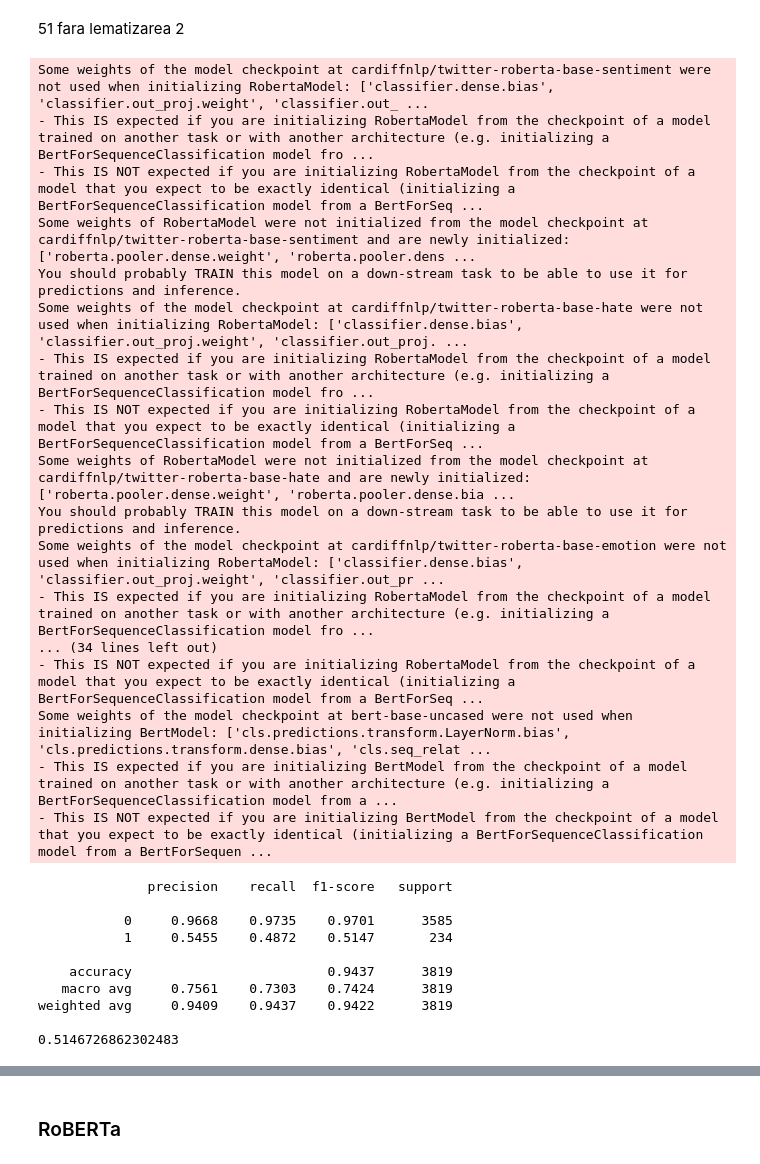
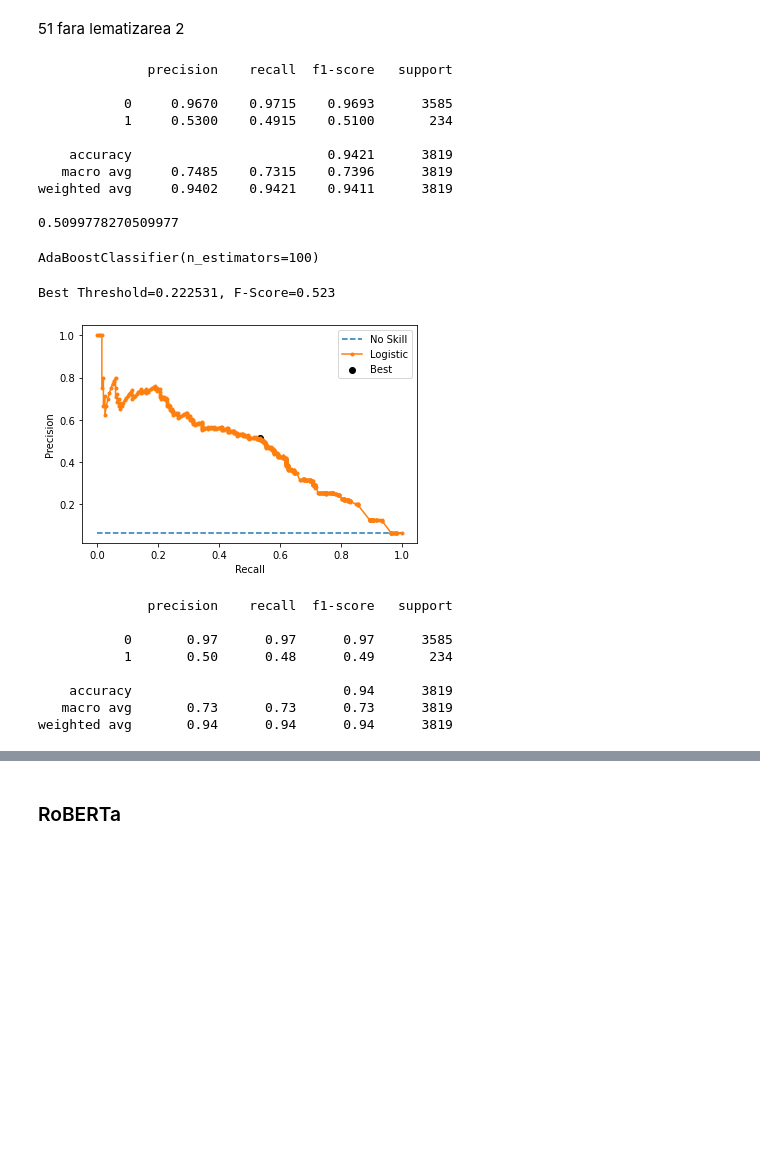
Before and after one commit to valeria-izvoreanu/Licenta, a Jupyter notebook: licenta.ipynb, the cells around one changed output, grey strips where cells are left out. Cells and saved outputs as stored; diff of their text form; code cells hidden in the pictures; blank space fills up the shorter version.

```diff
--- a/licenta.ipynb
+++ b/licenta.ipynb
@@ -1487,9 +1464,6 @@ class TrainEnsembleModel():
           ("dmis-lab/biobert-large-cased-v1.1-mnli",  1024),
           ("roberta-large", 1024),
           ("bert-base-uncased",768)
-          # ("vinai/bertweet-covid19-base-uncased", 1024),
-          # #("digitalepidemiologylab/covid-twitter-bert-v2", 1024),
-          # #("vinai/bertweet-covid19-base-cased", 1024)
         ]
 
   def get_models_out(self, x, x_test=None, y_test=None):
@@ -1565,7 +1539,7 @@ class TrainEnsembleModel():
           lr_scheduler.step()
           progress_bar.update(1)
 
-        score =  self.evaluate(model, x_valid, y_valid)
+        score =  self.evaluate(model, x_valid_ensemble, y_valid)
 
         import copy
         if score>max_score:
@@ -1579,8 +1553,9 @@ class TrainEnsembleModel():
       return f1_score(y_test, preds)
 
   def get_predictions(self, x_test, model):
-      x_test = self.get_models_out(x_test)
+      # x_test = self.get_models_out(x_test)
       test_data = TensorDataset(torch.FloatTensor(x_test))
+
 
       batch_size = self.config["batch_size"]
       test_dataloader = DataLoader(test_data, batch_size=batch_size)
@@ -1599,3 +1574,9 @@ class TrainEnsembleModel():
 
 
       return preds
+# %%
+trainer = TrainEnsembleModel(config)
+x_train_ensemble = trainer.get_models_out(text_train)
+# %%
+x_test_ensemble = trainer.get_models_out(text_test)
+x_valid_ensemble = trainer.get_models_out(text_valid)
@@ -1611,32 +1632,40 @@ torch.save(best_model.state_dict(), "/content/drive/MyDrive/content/drive/models
 # %% [markdown]
 51 fara lematizarea 2
 # %%
-print(trainer.evaluate(best_model, text_test, data_test["label"]))
+print(trainer.evaluate(best_model, x_test_ensemble, data_test["label"]))
 # %% [output]
-Some weights of the model checkpoint at cardiffnlp/twitter-roberta-base-sentiment were not used when initializing RobertaModel: ['classifier.dense.bias', 'classifier.out_proj.weight', 'classifier.out_ ...
-- This IS expected if you are initializing RobertaModel from the checkpoint of a model trained on another task or with another architecture (e.g. initializing a BertForSequenceClassification model fro ...
-- This IS NOT expected if you are initializing RobertaModel from the checkpoint of a model that you expect to be exactly identical (initializing a BertForSequenceClassification model from a BertForSeq ...
-Some weights of RobertaModel were not initialized from the model checkpoint at cardiffnlp/twitter-roberta-base-sentiment and are newly initialized: ['roberta.pooler.dense.weight', 'roberta.pooler.dens ...
-You should probably TRAIN this model on a down-stream task to be able to use it for predictions and inference.
-Some weights of the model checkpoint at cardiffnlp/twitter-roberta-base-hate were not used when initializing RobertaModel: ['classifier.dense.bias', 'classifier.out_proj.weight', 'classifier.out_proj. ...
-- This IS expected if you are initializing RobertaModel from the checkpoint of a model trained on another task or with another architecture (e.g. initializing a BertForSequenceClassification model fro ...
-- This IS NOT expected if you are initializing RobertaModel from the checkpoint of a model that you expect to be exactly identical (initializing a BertForSequenceClassification model from a BertForSeq ...
-Some weights of RobertaModel were not initialized from the model checkpoint at cardiffnlp/twitter-roberta-base-hate and are newly initialized: ['roberta.pooler.dense.weight', 'roberta.pooler.dense.bia ...
-You should probably TRAIN this model on a down-stream task to be able to use it for predictions and inference.
-Some weights of the model checkpoint at cardiffnlp/twitter-roberta-base-emotion were not used when initializing RobertaModel: ['classifier.dense.bias', 'classifier.out_proj.weight', 'classifier.out_pr ...
-- This IS expected if you are initializing RobertaModel from the checkpoint of a model trained on another task or with another architecture (e.g. initializing a BertForSequenceClassification model fro ...
-... (34 lines left out)
-- This IS NOT expected if you are initializing RobertaModel from the checkpoint of a model that you expect to be exactly identical (initializing a BertForSequenceClassification model from a BertForSeq ...
-Some weights of the model checkpoint at bert-base-uncased were not used when initializing BertModel: ['cls.predictions.transform.LayerNorm.bias', 'cls.predictions.transform.dense.bias', 'cls.seq_relat ...
-- This IS expected if you are initializing BertModel from the checkpoint of a model trained on another task or with another architecture (e.g. initializing a BertForSequenceClassification model from a ...
-- This IS NOT expected if you are initializing BertModel from the checkpoint of a model that you expect to be exactly identical (initializing a BertForSequenceClassification model from a BertForSequen ...
+              precision    recall  f1-score   support
+
+           0     0.9670    0.9715    0.9693      3585
+           1     0.5300    0.4915    0.5100       234
+
+    accuracy                         0.9421      3819
+   macro avg     0.7485    0.7315    0.7396      3819
+weighted avg     0.9402    0.9421    0.9411      3819
+
+0.5099778270509977
-              precision    recall  f1-score   support
-
-           0     0.9668    0.9735    0.9701      3585
-           1     0.5455    0.4872    0.5147       234
-
-    accuracy                         0.9437      3819
-   macro avg     0.7561    0.7303    0.7424      3819
-weighted avg     0.9409    0.9437    0.9422      3819
-
-0.5146726862302483
+# %%
+from sklearn.ensemble import AdaBoostClassifier
+clf = AdaBoostClassifier(n_estimators=100)
+clf.fit(x_train_ensemble, data_train["label"])
+# %% [output]
+AdaBoostClassifier(n_estimators=100)
+# %%
+preds = clf.predict_proba(x_test_ensemble)
+probs = clf.predict_proba(x_valid_ensemble)
+opt_threshold = pr_curve_threshold(probs[:, 1], data_validation["label"])
+predicted = [threshold(pred, opt_threshold) for pred in
+              preds[:, 1]]
+print(metrics.classification_report(data_test["label"], predicted))
+#print(metrics.classification_report(data_test["label"], preds, digits=4))
+# %% [output]
+Best Threshold=0.222531, F-Score=0.523
+[figure, added]
+              precision    recall  f1-score   support
+
+           0       0.97      0.97      0.97      3585
+           1       0.50      0.48      0.49       234
+
+    accuracy                           0.94      3819
+   macro avg       0.73      0.73      0.73      3819
+weighted avg       0.94      0.94      0.94      3819
```
Also changed, not shown: parts of 30 cells of this notebook.
